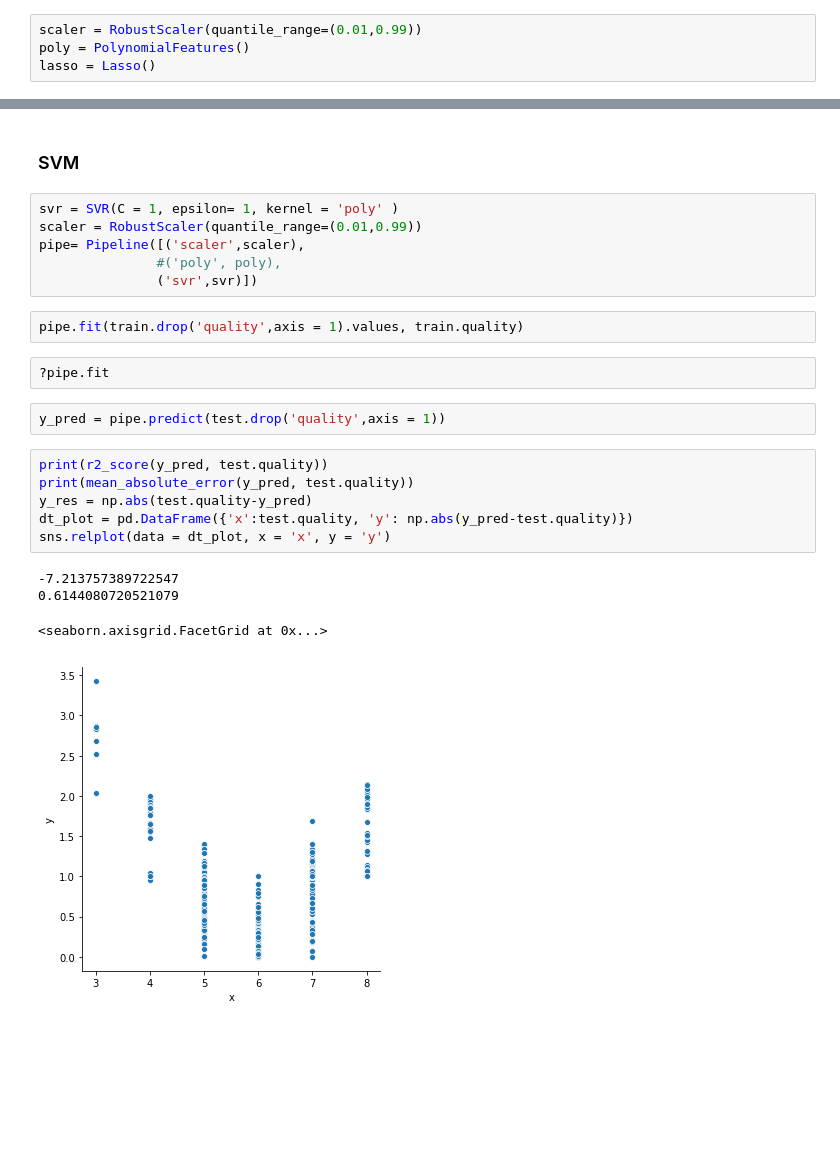
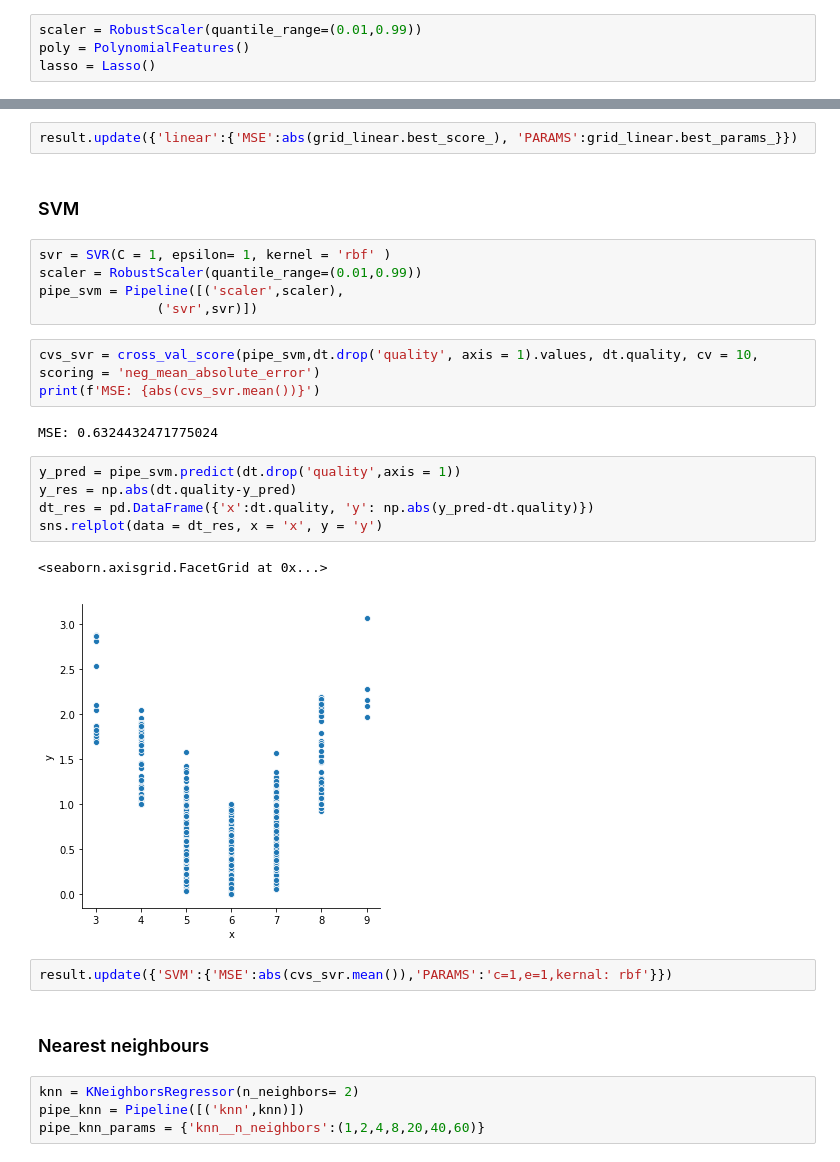
Before and after one commit to louislouisloui/cognitivo, a Jupyter notebook: 02_MODELS.ipynb, the cells around one changed output, grey strips where cells are left out. Saved outputs shown, nothing was run; the diff lists cells and outputs as text; blank space fills up the shorter version.

```diff
--- a/02_MODELS.ipynb
+++ b/02_MODELS.ipynb
@@ -66,26 +99,31 @@ sns.relplot(data = dt_plot, x = 'x', y = 'y')
+# %%
+result.update({'linear':{'MSE':abs(grid_linear.best_score_), 'PARAMS':grid_linear.best_params_}})
 # %% [markdown]
 ### SVM
 # %%
-svr = SVR(C = 1, epsilon= 1, kernel = 'poly' )
+svr = SVR(C = 1, epsilon= 1, kernel = 'rbf' )
 scaler = RobustScaler(quantile_range=(0.01,0.99))
-pipe= Pipeline([('scaler',scaler),
-               #('poly', poly),
+pipe_svm = Pipeline([('scaler',scaler),
                ('svr',svr)])
-# %%
-pipe.fit(train.drop('quality',axis = 1).values, train.quality)
-# %%
-?pipe.fit
-# %%
-y_pred = pipe.predict(test.drop('quality',axis = 1))
+# %%
+cvs_svr = cross_val_score(pipe_svm,dt.drop('quality', axis = 1).values, dt.quality, cv = 10, scoring = 'neg_mean_absolute_error')
+print(f'MSE: {abs(cvs_svr.mean())}')
+# %% [output]
+MSE: 0.6324432471775024
 # %%
-print(r2_score(y_pred, test.quality))
-print(mean_absolute_error(y_pred, test.quality))
-y_res = np.abs(test.quality-y_pred)
-dt_plot = pd.DataFrame({'x':test.quality, 'y': np.abs(y_pred-test.quality)})
-sns.relplot(data = dt_plot, x = 'x', y = 'y')
+y_pred = pipe_svm.predict(dt.drop('quality',axis = 1))
+y_res = np.abs(dt.quality-y_pred)
+dt_res = pd.DataFrame({'x':dt.quality, 'y': np.abs(y_pred-dt.quality)})
+sns.relplot(data = dt_res, x = 'x', y = 'y')
 # %% [output]
--7.213757389722547
-0.6144080720521079
+<seaborn.axisgrid.FacetGrid at 0x...>
-<seaborn.axisgrid.FacetGrid at 0x...>
-[figure, old version]
+[figure, new version]
+# %%
+result.update({'SVM':{'MSE':abs(cvs_svr.mean()),'PARAMS':'c=1,e=1,kernal: rbf'}})
+# %% [markdown]
+### Nearest neighbours
+# %%
+knn = KNeighborsRegressor(n_neighbors= 2)
+pipe_knn = Pipeline([('knn',knn)])
+pipe_knn_params = {'knn__n_neighbors':(1,2,4,8,20,40,60)}
 # %%
```
Also changed, not shown: parts of 20 cells of this notebook, 3 other files.
